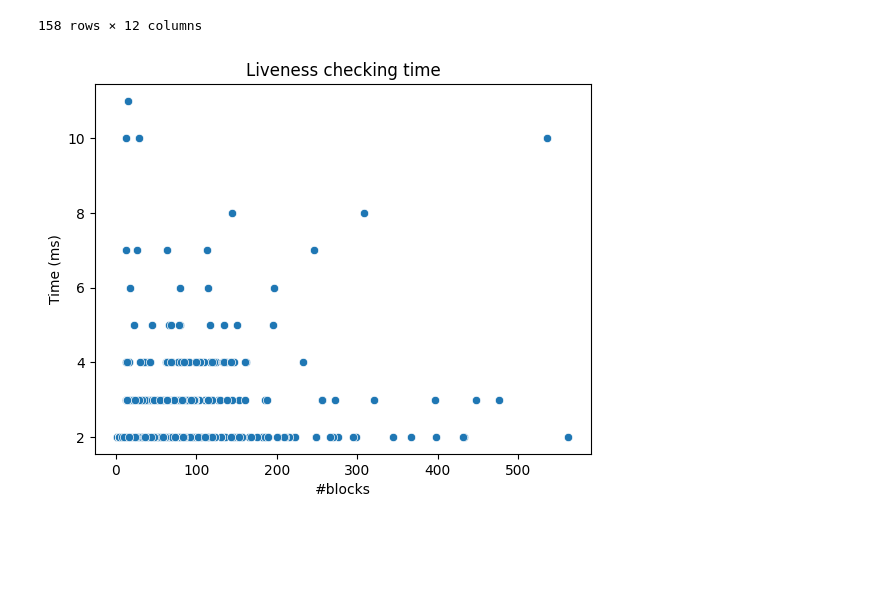
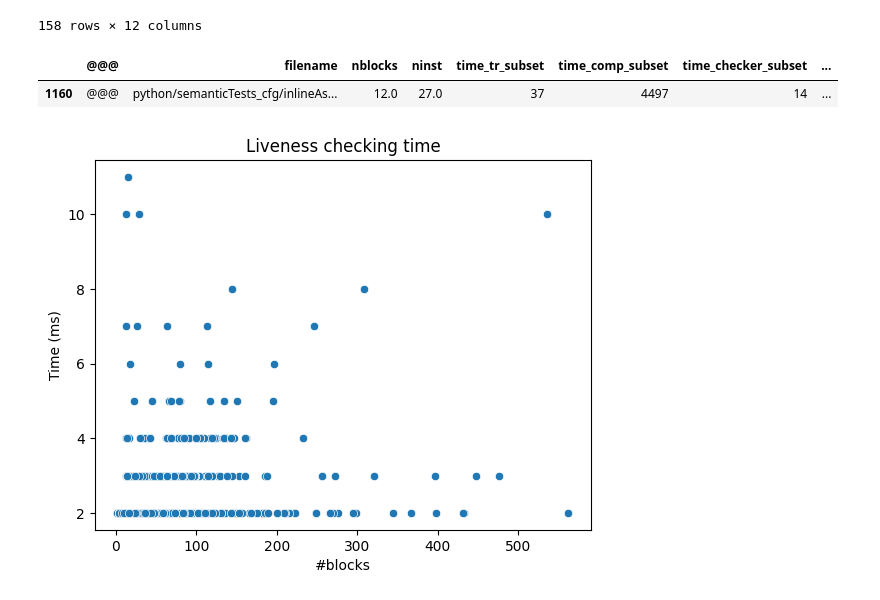
Before and after one commit to costa-group/foryu, a Jupyter notebook: benchmark/times.ipynb, the cells around one changed output. Saved outputs shown, nothing was run; the diff lists cells and outputs as text; code cells hidden in the pictures; blank space fills up the shorter version.

```diff
--- a/benchmark/times.ipynb
+++ b/benchmark/times.ipynb
@@ -80,6 +80,12 @@ df_diff_times
 | 1541 | @@@ | python/semanticTests_cfg/literals... | 14.0 | 53.0 | 36 | 4881 | 2 | ... |
 | 1550 | @@@ | python/semanticTests_cfg/immutabl... | 73.0 | 211.0 | 41 | 8720 | 3 | ... |
 158 rows × 12 columns
+# %%
+df_fast = df[df["time_checker_subset"] == 14]
+df_fast
+# %% [output]
+|  | @@@ | filename | nblocks | ninst | time_tr_subset | time_comp_subset | time_checker_subset | ... |
+| 1160 | @@@ | python/semanticTests_cfg/inlineAs... | 12.0 | 27.0 | 37 | 4497 | 14 | ... |
 # %%
 import seaborn as sns
 import matplotlib.pyplot as plt
```
Also changed, not shown: parts of 5 cells of this notebook, 19 other files.
